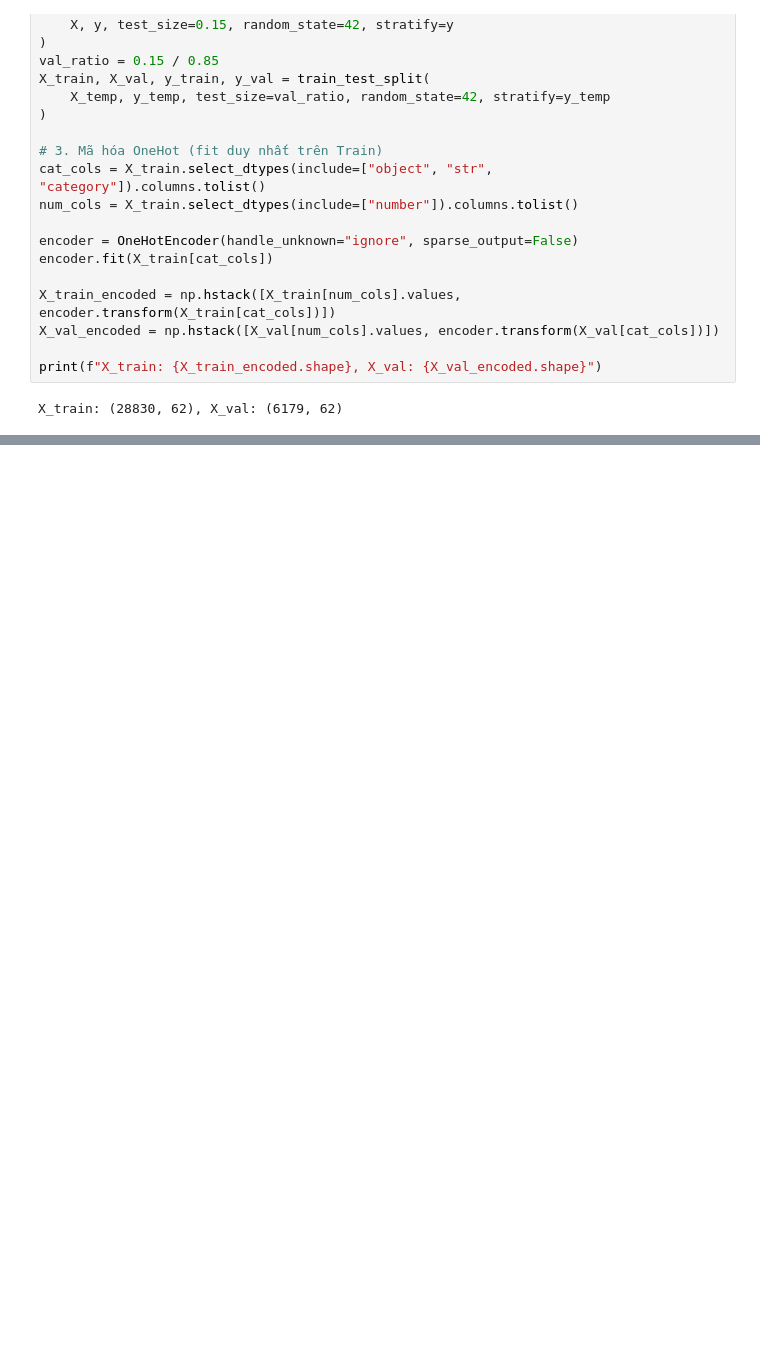
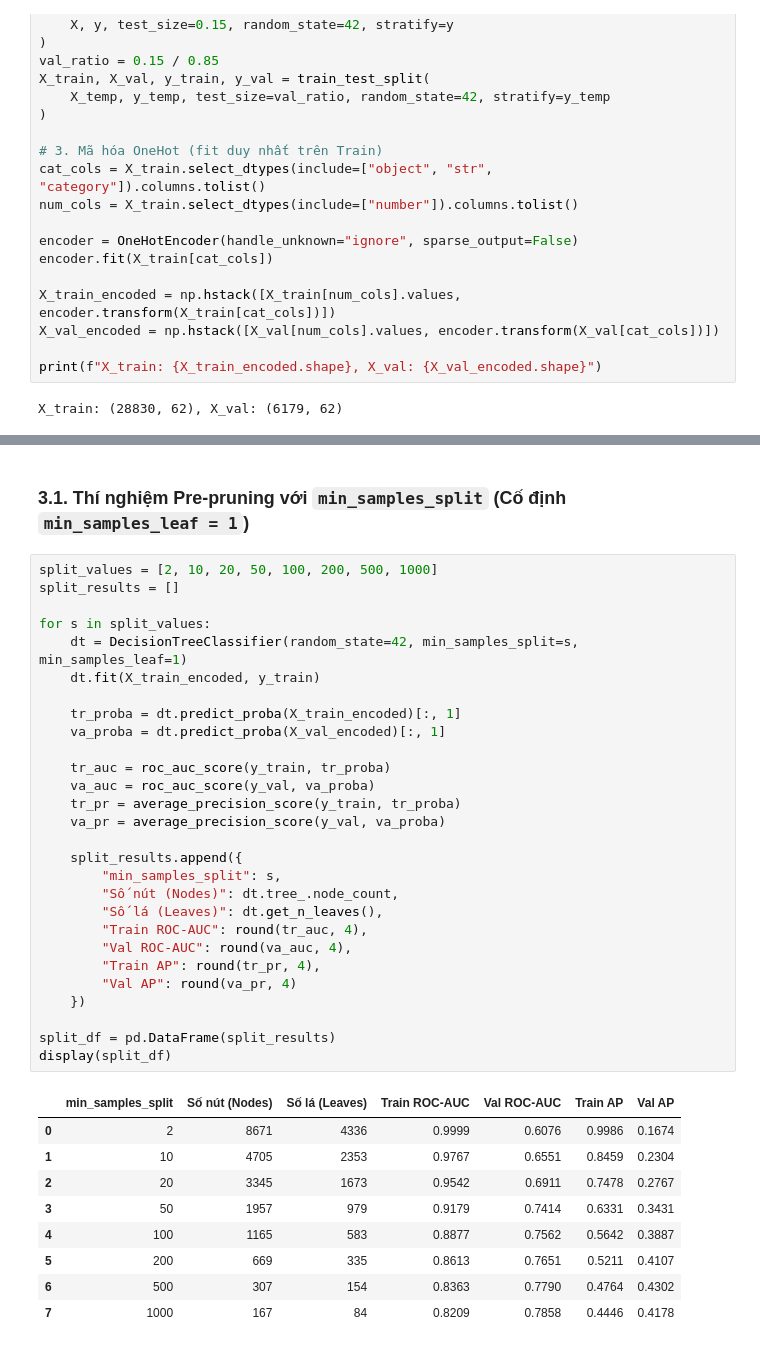
Before and after one commit to vohuunghiaah/bank-marketing-ml-lab, a Jupyter notebook: notebooks/01d_regularization_pruning.ipynb, the cells around one changed output, grey strips where cells are left out. Cells and saved outputs as stored; diff of their text form; blank space fills up the shorter version.

```diff
--- a/notebooks/01d_regularization_pruning.ipynb
+++ b/notebooks/01d_regularization_pruning.ipynb
@@ -62,0 +65,40 @@ X_train: (28830, 62), X_val: (6179, 62)
+# %% [markdown]
+### 3.1. Thí nghiệm Pre-pruning với `min_samples_split` (Cố định `min_samples_leaf = 1`)
+# %%
+split_values = [2, 10, 20, 50, 100, 200, 500, 1000]
+split_results = []
+
+for s in split_values:
+    dt = DecisionTreeClassifier(random_state=42, min_samples_split=s, min_samples_leaf=1)
+    dt.fit(X_train_encoded, y_train)
+
+    tr_proba = dt.predict_proba(X_train_encoded)[:, 1]
+    va_proba = dt.predict_proba(X_val_encoded)[:, 1]
+
+    tr_auc = roc_auc_score(y_train, tr_proba)
+    va_auc = roc_auc_score(y_val, va_proba)
+    tr_pr = average_precision_score(y_train, tr_proba)
+    va_pr = average_precision_score(y_val, va_proba)
+
+    split_results.append({
+        "min_samples_split": s,
+        "Số nút (Nodes)": dt.tree_.node_count,
+        "Số lá (Leaves)": dt.get_n_leaves(),
+        "Train ROC-AUC": round(tr_auc, 4),
+        "Val ROC-AUC": round(va_auc, 4),
+        "Train AP": round(tr_pr, 4),
+        "Val AP": round(va_pr, 4)
+    })
+
+split_df = pd.DataFrame(split_results)
+display(split_df)
+# %% [output]
+|  | min_samples_split | Số nút (Nodes) | Số lá (Leaves) | Train ROC-AUC | Val ROC-AUC | Train AP | Val AP |
+| 0 | 2 | 8671 | 4336 | 0.9999 | 0.6076 | 0.9986 | 0.1674 |
+| 1 | 10 | 4705 | 2353 | 0.9767 | 0.6551 | 0.8459 | 0.2304 |
+| 2 | 20 | 3345 | 1673 | 0.9542 | 0.6911 | 0.7478 | 0.2767 |
+| 3 | 50 | 1957 | 979 | 0.9179 | 0.7414 | 0.6331 | 0.3431 |
+| 4 | 100 | 1165 | 583 | 0.8877 | 0.7562 | 0.5642 | 0.3887 |
+| 5 | 200 | 669 | 335 | 0.8613 | 0.7651 | 0.5211 | 0.4107 |
+| 6 | 500 | 307 | 154 | 0.8363 | 0.7790 | 0.4764 | 0.4302 |
+| 7 | 1000 | 167 | 84 | 0.8209 | 0.7858 | 0.4446 | 0.4178 |
```
Also changed, not shown: parts of 14 cells of this notebook, 1 other file.
